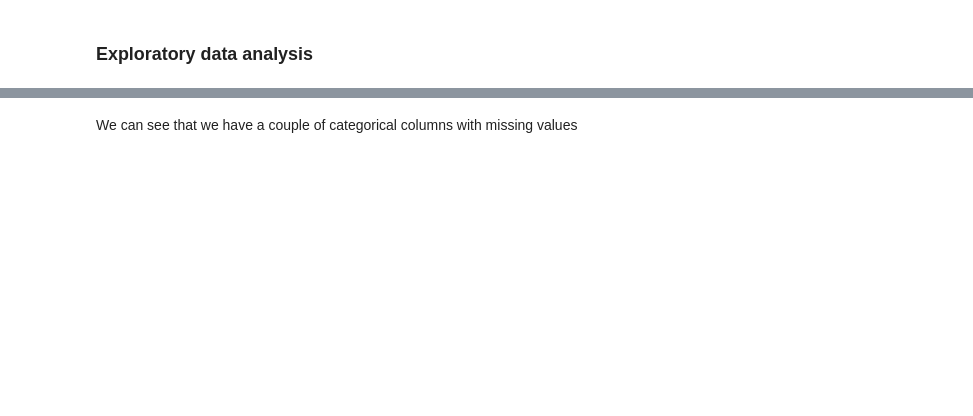
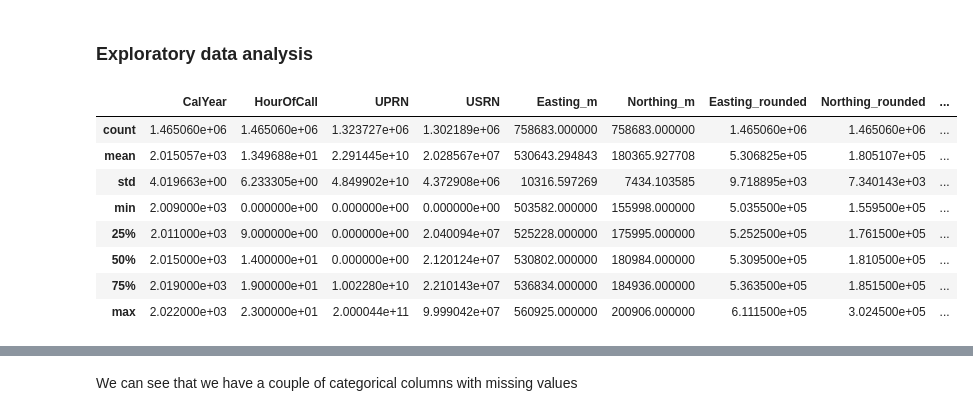
Before and after one commit to Ndaruga/Multiple-Machine-Learning-Projects, a Jupyter notebook: London-Fire-Brigade/LFB Analysis.ipynb, the cells around one changed output, grey strips where cells are left out. Drawn from its saved outputs; the diff is of its cells as text; code cells hidden in the pictures; blank space fills up the shorter version.

```diff
--- a/London-Fire-Brigade/LFB Analysis.ipynb
+++ b/London-Fire-Brigade/LFB Analysis.ipynb
@@ -16,6 +16,7 @@ warnings.filterwarnings('ignore')
 # import data_download
 
 data_dir = "LFB-data"
-LFB_data = pd.read_csv(os.path.join(data_dir, "LFB Incident data - Datastore - with notional cost and UPRN from January 2009.csv"))
+# LFB_data = pd.read_csv(os.path.join(data_dir, "LFB Incident data - Datastore - with notional cost and UPRN from January 2009.csv"))
+LFB_data = pd.read_csv(os.path.join(data_dir, "lfb_incident.csv"))
 LFB_data.head()
 # %% [output]
@@ -43,5 +92,17 @@ LFB_data.isnull().sum()
 # %% [markdown]
 ### Exploratory data analysis
+# %%
+LFB_data.describe()
+# %% [output]
+|  | CalYear | HourOfCall | UPRN | USRN | Easting_m | Northing_m | Easting_rounded | Northing_rounded | ... |
+| count | 1.465060e+06 | 1.465060e+06 | 1.323727e+06 | 1.302189e+06 | 758683.000000 | 758683.000000 | 1.465060e+06 | 1.465060e+06 | ... |
+| mean | 2.015057e+03 | 1.349688e+01 | 2.291445e+10 | 2.028567e+07 | 530643.294843 | 180365.927708 | 5.306825e+05 | 1.805107e+05 | ... |
+| std | 4.019663e+00 | 6.233305e+00 | 4.849902e+10 | 4.372908e+06 | 10316.597269 | 7434.103585 | 9.718895e+03 | 7.340143e+03 | ... |
+| min | 2.009000e+03 | 0.000000e+00 | 0.000000e+00 | 0.000000e+00 | 503582.000000 | 155998.000000 | 5.035500e+05 | 1.559500e+05 | ... |
+| 25% | 2.011000e+03 | 9.000000e+00 | 0.000000e+00 | 2.040094e+07 | 525228.000000 | 175995.000000 | 5.252500e+05 | 1.761500e+05 | ... |
+| 50% | 2.015000e+03 | 1.400000e+01 | 0.000000e+00 | 2.120124e+07 | 530802.000000 | 180984.000000 | 5.309500e+05 | 1.810500e+05 | ... |
+| 75% | 2.019000e+03 | 1.900000e+01 | 1.002280e+10 | 2.210143e+07 | 536834.000000 | 184936.000000 | 5.363500e+05 | 1.851500e+05 | ... |
+| max | 2.022000e+03 | 2.300000e+01 | 2.000044e+11 | 9.999042e+07 | 560925.000000 | 200906.000000 | 6.111500e+05 | 3.024500e+05 | ... |
 # %%
 # Lets see if the data has missing values.
 cols = LFB_data.columns[:]
```
Also changed, not shown: parts of 13 cells of this notebook.
